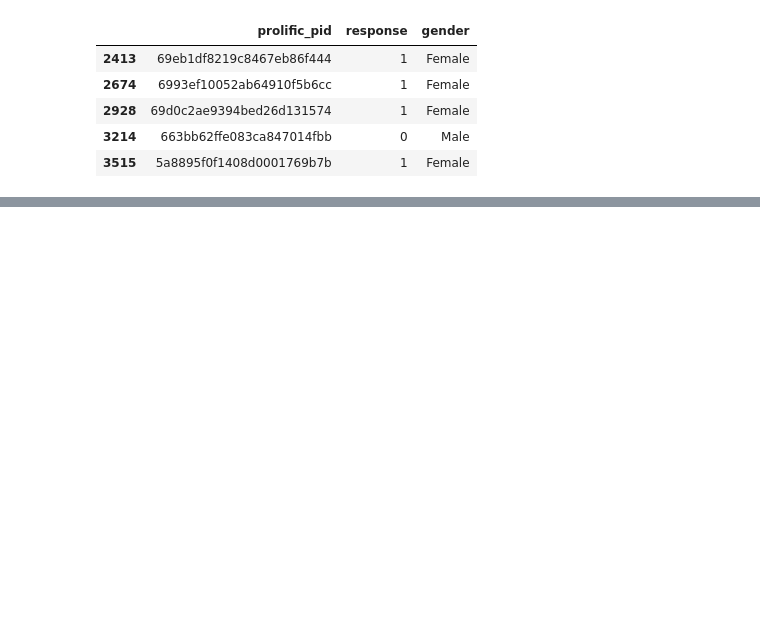
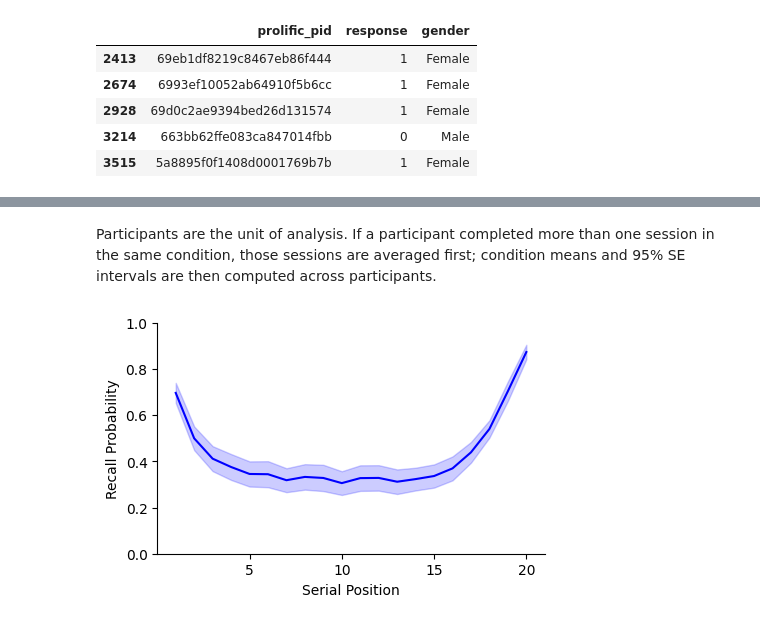
Before and after one commit to pennmem/RecallInitiation2026, a Jupyter notebook: analyses_prolific.ipynb, the cells around one changed output, grey strips where cells are left out. Drawn from its saved outputs; the diff is of its cells as text; code cells hidden in the pictures; blank space fills up the shorter version.

```diff
--- a/analyses_prolific.ipynb
+++ b/analyses_prolific.ipynb
@@ -433,13 +344,0 @@ mwr_participant_df = plot_bar_by_condition(
-# %%
-spc_rows = []
-for (pid, sess), data in df.groupby(['prolific_pid', 'session']):
-    ll = int(data['l_length'].dropna().iloc[0])
-    cond = data['initiation_condition'].dropna().iloc[0]
-    spc = analyses.spc_sess(data, ll)
-    spc_rows.append({
-        'prolific_pid': pid, 'session': sess,
-        'initiation_condition': cond, 'l_length': ll,
-        **{f'sp_{i+1}': spc[i] for i in range(ll)}
-    })
-spc_df = pd.DataFrame(spc_rows)
-spc_df.head(5)
@@ -869,0 +347,10 @@ ppf.plot_irt(
+# %%
+filtered_p0ids = df[df['session'] == 0]['prolific_pid'].unique()
+filtered_p1ids = df[df['session'] == 1]['prolific_pid'].unique()
+filtered_p2ids = df[df['session'] == 2]['prolific_pid'].unique()
+filtered_participants = set(filtered_p0ids) & set(filtered_p1ids) & set(filtered_p2ids)
+filtered_df = df[(df['prolific_pid'].isin(filtered_participants)) & (df['session'] >= 1)]
+print(filtered_df[filtered_df['session'] == 1]['prolific_pid'].nunique())
+print(filtered_df[filtered_df['session'] == 2]['prolific_pid'].nunique())
+print(filtered_df[filtered_df['session'] == 3]['prolific_pid'].nunique())
+print(filtered_df[filtered_df['session'] == 4]['prolific_pid'].nunique())
@@ -869,0 +440,4 @@ ppf.plot_irt(
+# %%
+spc_df = spc.spc_df(filtered_df)
+sp_cols = [c for c in spc_df.columns if c.startswith('sp_')]
+spc_df.head(5)
@@ -869,0 +452,6 @@ ppf.plot_irt(
+# %% [markdown]
+Participants are the unit of analysis. If a participant completed more than one session in the same condition, those sessions are averaged first; condition means and 95% SE intervals are then computed across participants.
+# %%
+overall_spc = spc.spc_plot_overall(spc_df, path=f'figures/7a_spc_overall.pdf')
+# %% [output]
+[figure, added]
```
Also changed, not shown: parts of 126 cells of this notebook, 6 other files.
